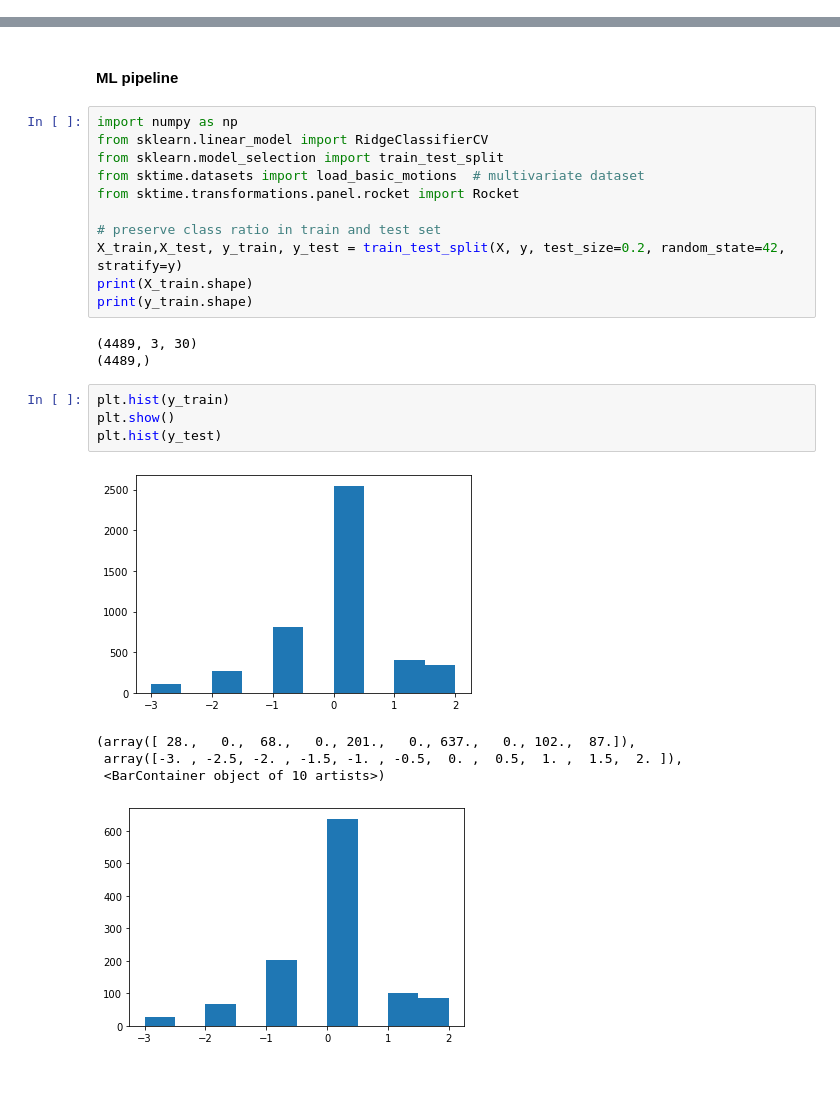
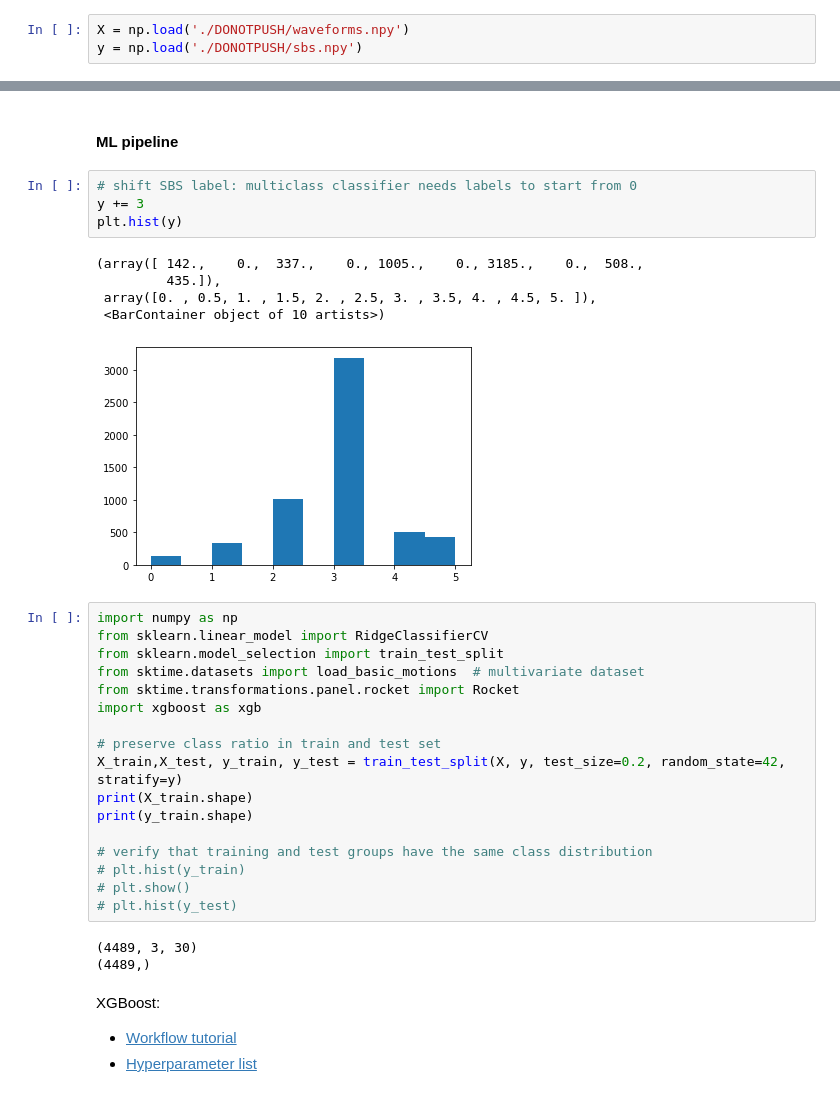
Before and after one commit to fyng/PedAccel, a Jupyter notebook: JHU SAFE/patient_sbs.ipynb, the cells around one changed output, grey strips where cells are left out. Drawn from its saved outputs; the diff is of its cells as text.

Commit message:
add xgboost training sample code

```diff
--- a/JHU SAFE/patient_sbs.ipynb
+++ b/JHU SAFE/patient_sbs.ipynb
@@ -346,6 +346,9 @@ print(y.shape)
 # %% [output]
 (5612, 3, 30)
 (5612,)
+# %%
+X = np.load('./DONOTPUSH/waveforms.npy')
+y = np.load('./DONOTPUSH/sbs.npy')
 # %%
 plt.hist(y)
 # %% [output]
@@ -356,27 +359,37 @@ plt.hist(y)
 [figure]
 # %% [markdown]
 #### ML pipeline
+# %%
+# shift SBS label: multiclass classifier needs labels to start from 0
+y += 3
+plt.hist(y)
+# %% [output]
+(array([ 142.,    0.,  337.,    0., 1005.,    0., 3185.,    0.,  508.,
+         435.]),
+ array([0. , 0.5, 1. , 1.5, 2. , 2.5, 3. , 3.5, 4. , 4.5, 5. ]),
+ <BarContainer object of 10 artists>)
+[figure, added]
 # %%
 import numpy as np
 from sklearn.linear_model import RidgeClassifierCV
 from sklearn.model_selection import train_test_split
 from sktime.datasets import load_basic_motions  # multivariate dataset
 from sktime.transformations.panel.rocket import Rocket
+import xgboost as xgb
 
 # preserve class ratio in train and test set
 X_train,X_test, y_train, y_test = train_test_split(X, y, test_size=0.2, random_state=42, stratify=y)
 print(X_train.shape)
 print(y_train.shape)
+
+# verify that training and test groups have the same class distribution
+# plt.hist(y_train)
+# plt.show()
+# plt.hist(y_test)
 # %% [output]
 (4489, 3, 30)
 (4489,)
-# %%
-plt.hist(y_train)
-plt.show()
-plt.hist(y_test)
-# %% [output]
-[figure, removed]
-(array([ 28.,   0.,  68.,   0., 201.,   0., 637.,   0., 102.,  87.]),
- array([-3. , -2.5, -2. , -1.5, -1. , -0.5,  0. ,  0.5,  1. ,  1.5,  2. ]),
- <BarContainer object of 10 artists>)
-[figure, removed]
+# %% [markdown]
+XGBoost:
+- [Workflow tutorial](https://xgboost.readthedocs.io/en/stable/python/python_intro.html)
+- [Hyperparameter list](https://xgboost.readthedocs.io/en/stable/parameter.html)
```
Also changed, not shown: parts of 3 cells of this notebook.
